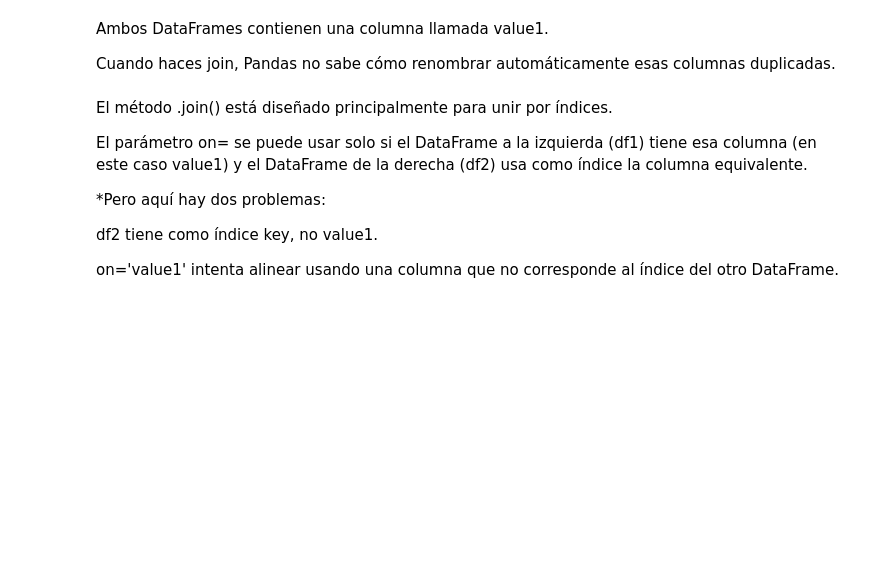
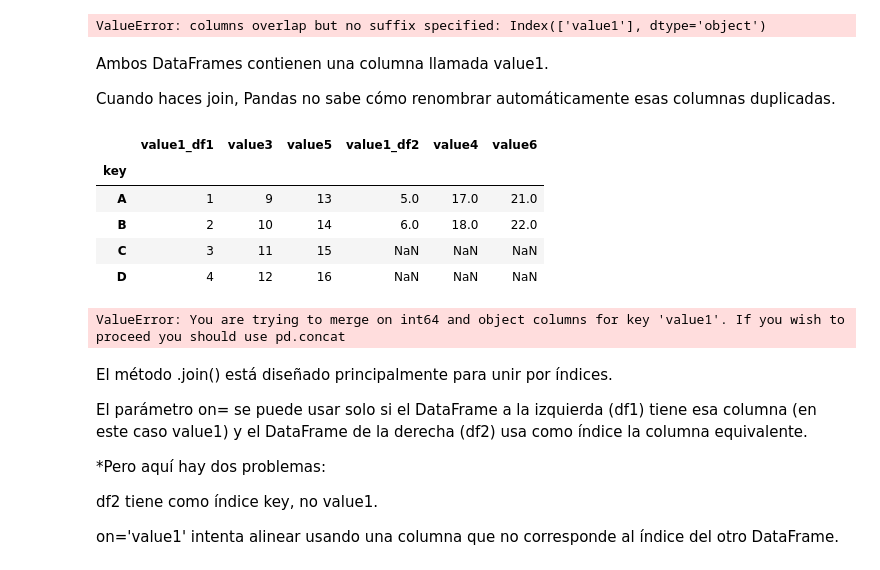
Before and after one commit to Cerino-rigo/Curso_Python_2025_2, a Jupyter notebook: 6 Pandas/3_Join.ipynb, the cells around one changed output. Cells and saved outputs as stored; diff of their text form; code cells hidden in the pictures; blank space fills up the shorter version.

```diff
--- a/6 Pandas/3_Join.ipynb
+++ b/6 Pandas/3_Join.ipynb
@@ -34,7 +82,26 @@ print(df2)
+# %%
+joined_df = df1.join(df2, how='inner')
+joined_df
+# %% [output]
+ValueError: columns overlap but no suffix specified: Index(['value1'], dtype='object')
 # %% [markdown]
 Ambos DataFrames contienen una columna llamada value1.
 
 Cuando haces join, Pandas no sabe cómo renombrar automáticamente esas columnas duplicadas.
+# %%
+joined_df = df1.join(df2, lsuffix='_df1', rsuffix='_df2')
+joined_df
+# %% [output]
+|  | value1_df1 | value3 | value5 | value1_df2 | value4 | value6 |
+| key |  |  |  |  |  |  |
+| A | 1 | 9 | 13 | 5.0 | 17.0 | 21.0 |
+| B | 2 | 10 | 14 | 6.0 | 18.0 | 22.0 |
+| C | 3 | 11 | 15 | NaN | NaN | NaN |
+| D | 4 | 12 | 16 | NaN | NaN | NaN |
+# %%
+joined_df = df1.join(df2, on='value1')
+# %% [output]
+ValueError: You are trying to merge on int64 and object columns for key 'value1'. If you wish to proceed you should use pd.concat
 # %% [markdown]
 El método .join() está diseñado principalmente para unir por índices.
 
```
Also changed, not shown: parts of 6 cells of this notebook, 2 other files.
